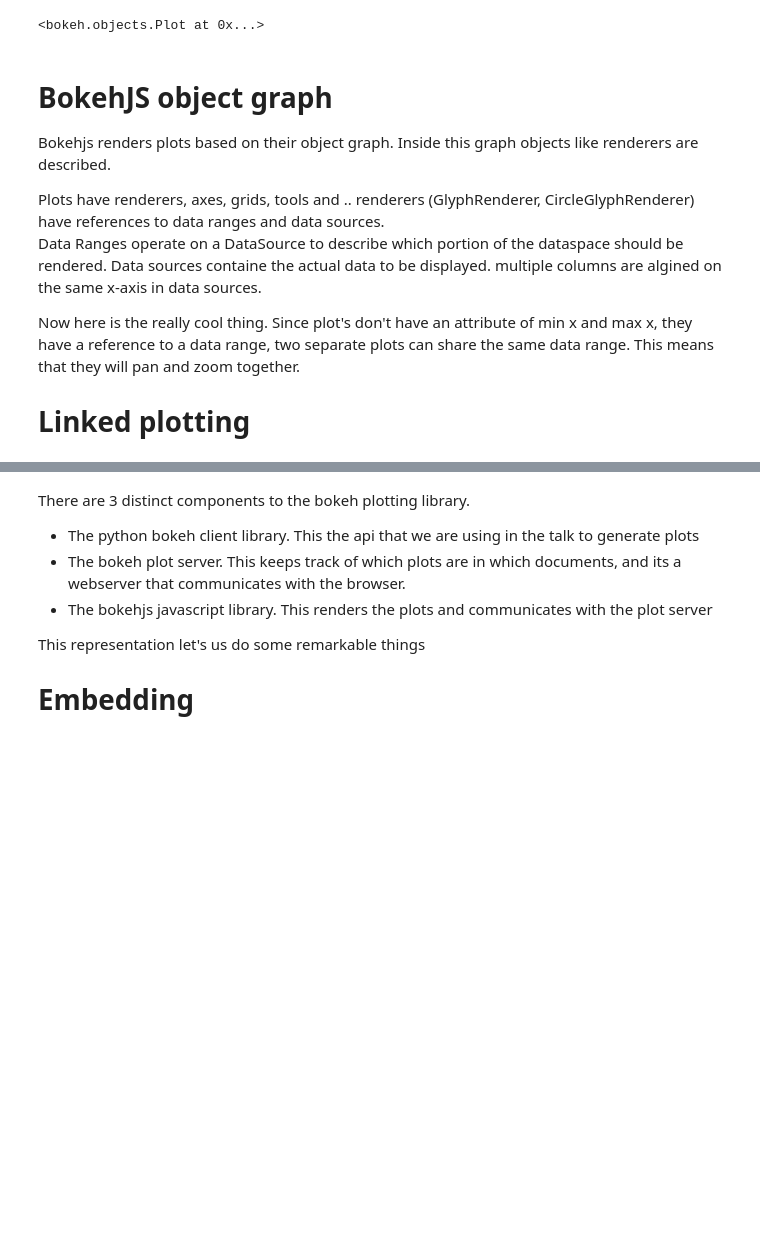
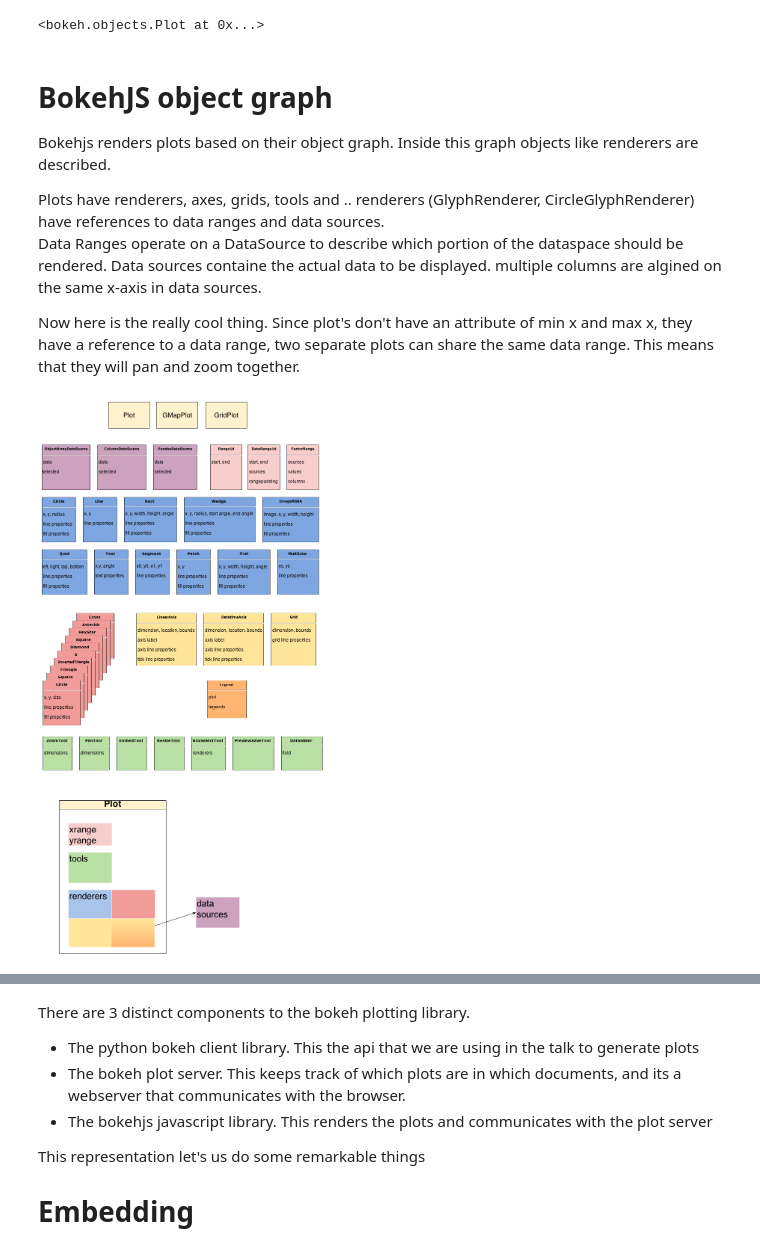
Before and after one commit to paddymul/bokeh_tutorial, a Jupyter notebook: bokeh_notebook2.ipynb, the cells around one changed output, grey strips where cells are left out. Cells and saved outputs as stored; diff of their text form; code cells hidden in the pictures; blank space fills up the shorter version.

```diff
--- a/bokeh_notebook2.ipynb
+++ b/bokeh_notebook2.ipynb
@@ -114,6 +114,8 @@ Data Ranges operate on a DataSource to describe which portion of the dataspace s
 Data sources containe the actual data to be displayed.  multiple columns are algined on the same x-axis in data sources.
 
 Now here is the really cool thing.  Since plot's don't have an attribute of min x and max x, they have a reference to a data range, two separate plots can share the same data range.  This means that they will pan and zoom together.
-
-Linked plotting
-===============
+# %%
+from IPython.display import Image
+Image(filename='bokeh_objects.png')
+# %% [output]
+[figure, added]
```
Also changed, not shown: parts of 4 cells of this notebook, 4 other files.
